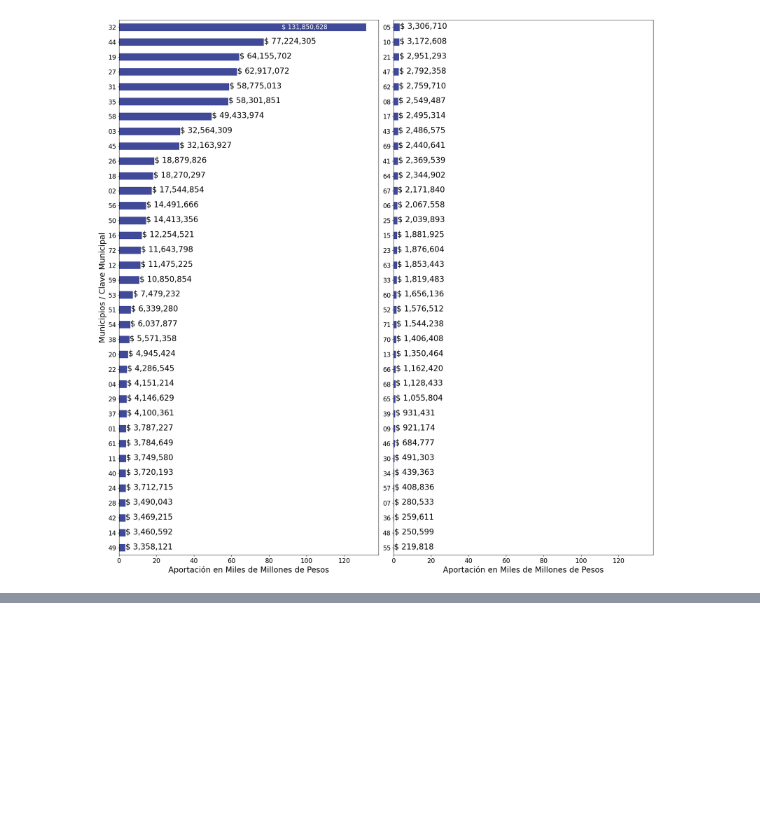
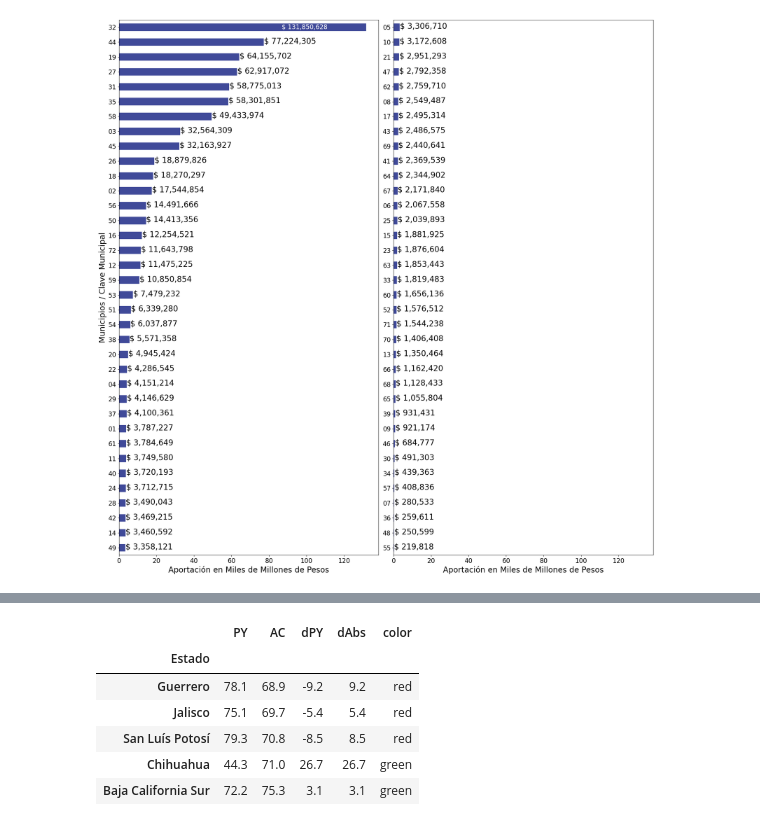
Before and after one commit to Dust1920/SIM26, a Jupyter notebook: transform/articulo_revista.ipynb, the cells around one changed output, grey strips where cells are left out. Cells and saved outputs as stored; diff of their text form; code cells hidden in the pictures; blank space fills up the shorter version.

```diff
--- a/transform/articulo_revista.ipynb
+++ b/transform/articulo_revista.ipynb
@@ -628,0 +618,10 @@ plt.show()
+# %%
+tabla_s.head()
+# %% [output]
+|  | PY | AC | dPY | dAbs | color |
+| Estado |  |  |  |  |  |
+| Guerrero | 78.1 | 68.9 | -9.2 | 9.2 | red |
+| Jalisco | 75.1 | 69.7 | -5.4 | 5.4 | red |
+| San Luís Potosí | 79.3 | 70.8 | -8.5 | 8.5 | red |
+| Chihuahua | 44.3 | 71.0 | 26.7 | 26.7 | green |
+| Baja California Sur | 72.2 | 75.3 | 3.1 | 3.1 | green |
```
Also changed, not shown: parts of 4 cells of this notebook.
